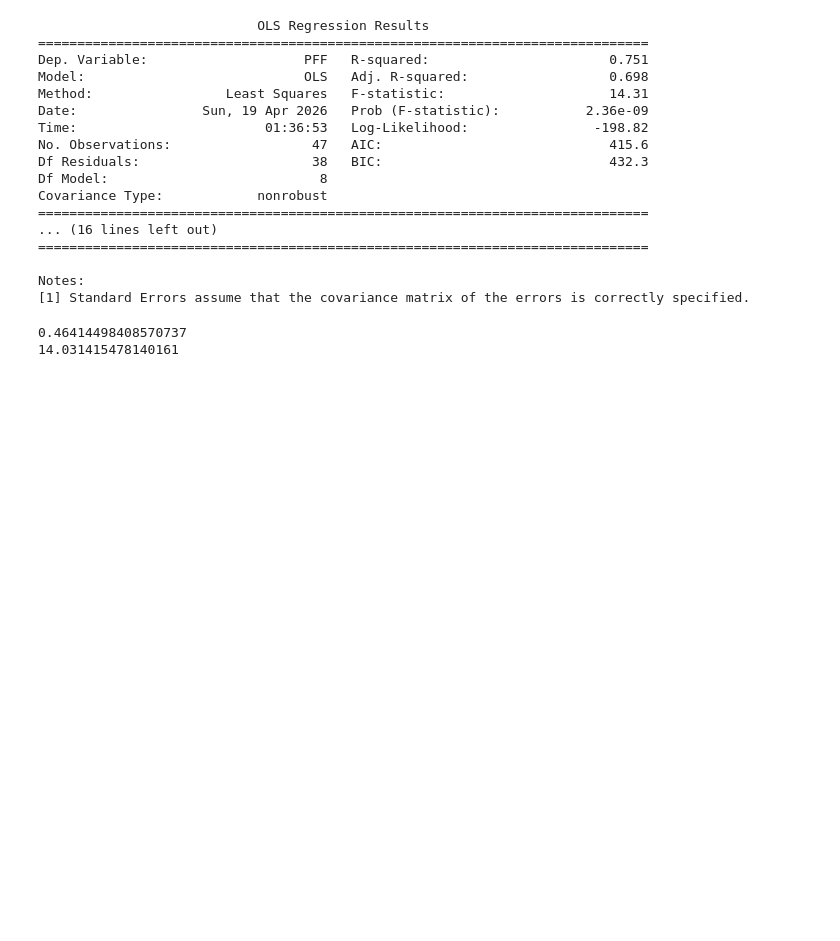
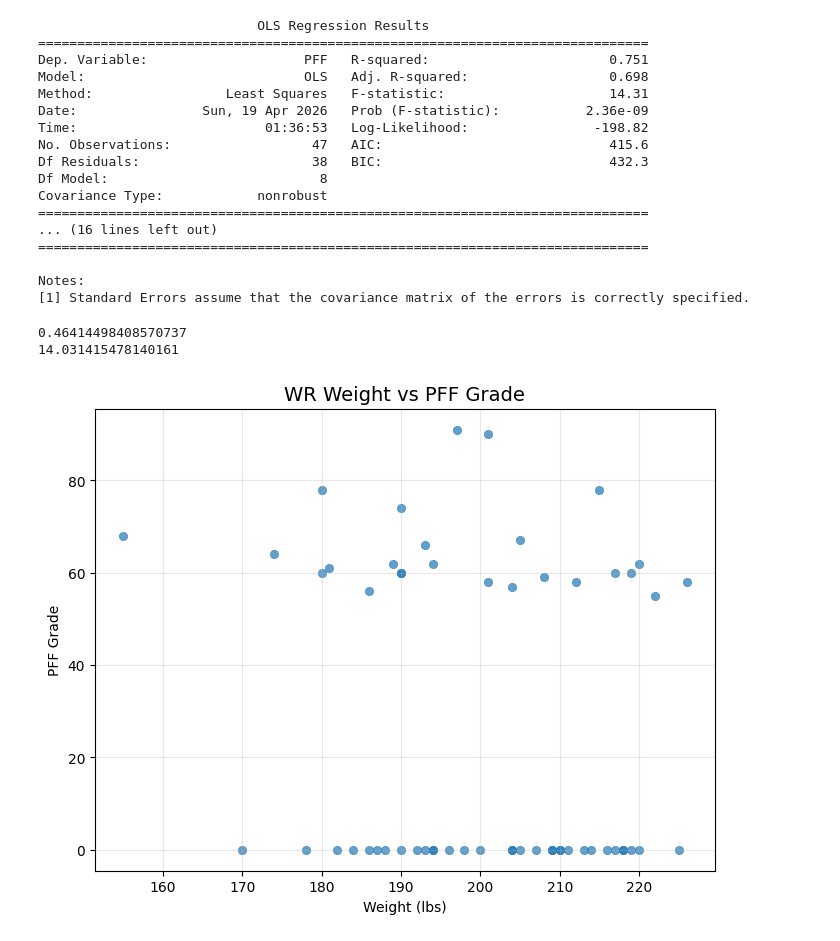
Before and after one commit to Gotham2006/QB_Combine_Public, a Jupyter notebook: Wr_Work_File.ipynb, the cells around one changed output. Cells and saved outputs as stored; diff of their text form; code cells hidden in the pictures; blank space fills up the shorter version.

Commit message:
Couple more changes to WR data

```diff
--- a/Wr_Work_File.ipynb
+++ b/Wr_Work_File.ipynb
@@ -166,3 +167,26 @@ print(mean_absolute_error(test_labels,preds))
 # %% [output]
 0.46414498408570737
 14.031415478140161
+# %%
+WR_df = WR_df.dropna(subset=["Weight", "PFF"])
+WR_df = WR_df[(WR_df["Weight"] > 140) & (WR_df["Weight"] < 280)]
+
+plt.figure(figsize=(8,6))
+
+sns.scatterplot(
+    data=WR_df,
+    x="Weight",
+    y="PFF",
+    alpha=0.7,
+    edgecolor=None
+)
+
+plt.title("WR Weight vs PFF Grade", fontsize=14)
+plt.xlabel("Weight (lbs)")
+plt.ylabel("PFF Grade")
+
+plt.grid(True, alpha=0.3)
+
+plt.show()
+# %% [output]
+[figure, added]
```
Also changed, not shown: parts of 5 cells of this notebook.
